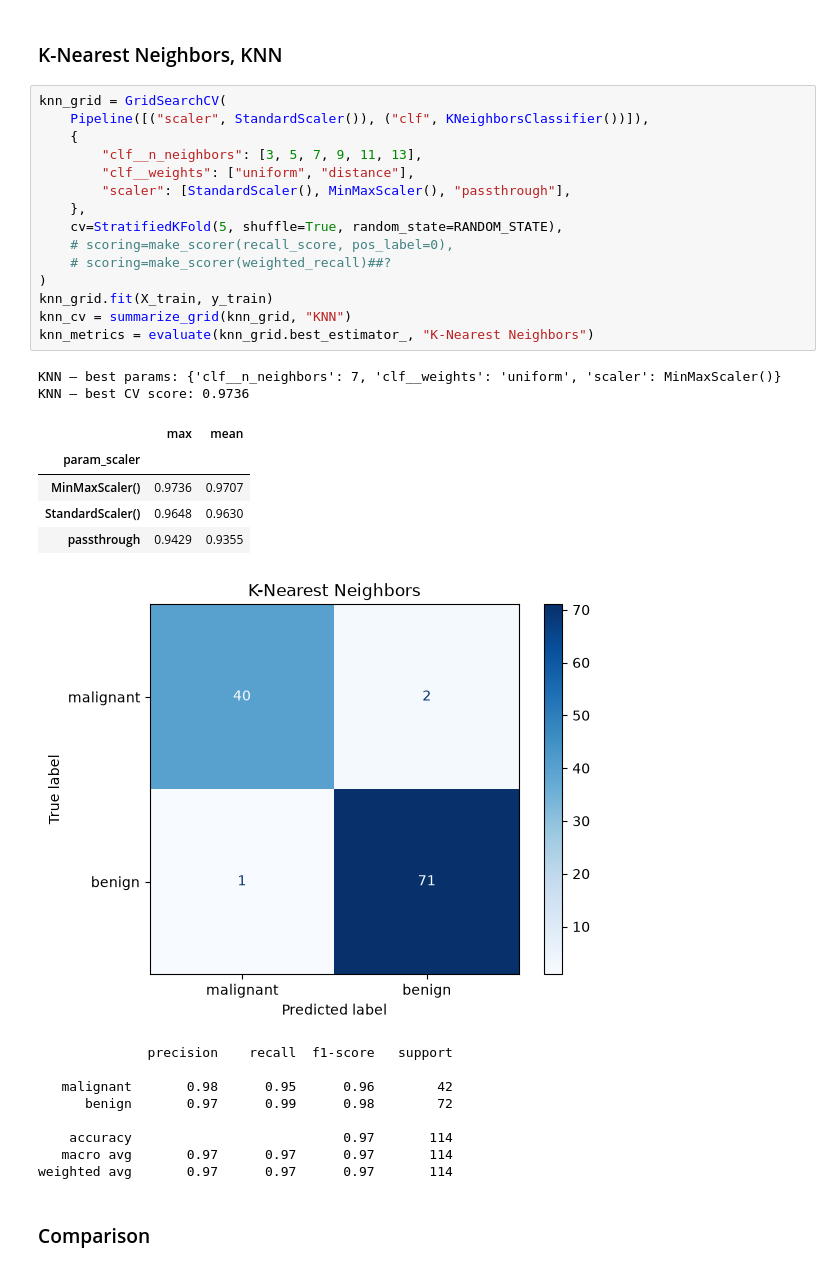
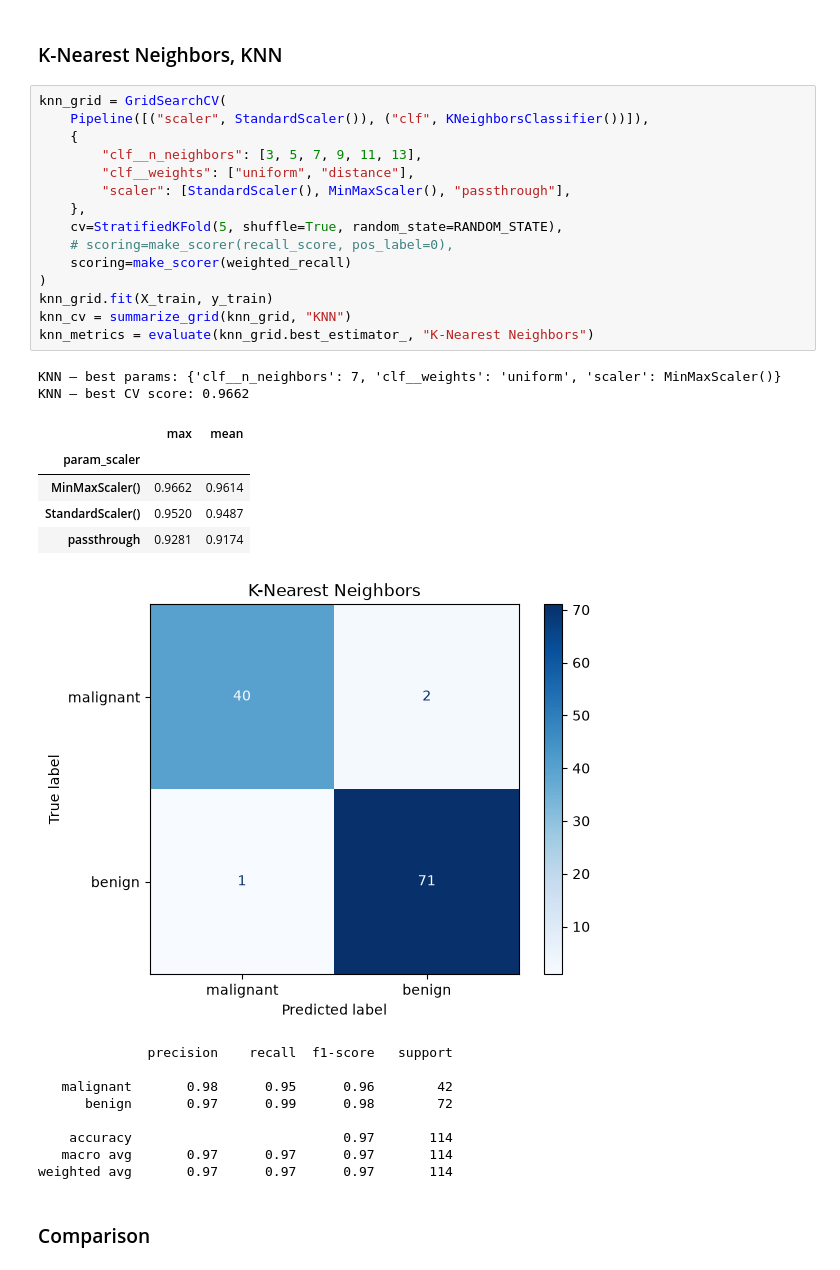
Before and after one commit to Jimmyjohn23/ML_Project1, a Jupyter notebook: main.ipynb, the cells around one changed output. Drawn from its saved outputs; the diff is of its cells as text.

```diff
--- a/main.ipynb
+++ b/main.ipynb
@@ -270,26 +270,26 @@ weighted avg       0.92      0.90      0.90       114
 # %%
 knn_grid = GridSearchCV(
     Pipeline([("scaler", StandardScaler()), ("clf", KNeighborsClassifier())]),
     {
         "clf__n_neighbors": [3, 5, 7, 9, 11, 13],
         "clf__weights": ["uniform", "distance"],
         "scaler": [StandardScaler(), MinMaxScaler(), "passthrough"],
     },
     cv=StratifiedKFold(5, shuffle=True, random_state=RANDOM_STATE),
     # scoring=make_scorer(recall_score, pos_label=0),
-    # scoring=make_scorer(weighted_recall)##?
+    scoring=make_scorer(weighted_recall)
 )
 knn_grid.fit(X_train, y_train)
 knn_cv = summarize_grid(knn_grid, "KNN")
 knn_metrics = evaluate(knn_grid.best_estimator_, "K-Nearest Neighbors")
 # %% [output]
 KNN — best params: {'clf__n_neighbors': 7, 'clf__weights': 'uniform', 'scaler': MinMaxScaler()}
-KNN — best CV score: 0.9736
+KNN — best CV score: 0.9662
 |  | max | mean |
 | param_scaler |  |  |
-| MinMaxScaler() | 0.9736 | 0.9707 |
-| StandardScaler() | 0.9648 | 0.9630 |
-| passthrough | 0.9429 | 0.9355 |
+| MinMaxScaler() | 0.9662 | 0.9614 |
+| StandardScaler() | 0.9520 | 0.9487 |
+| passthrough | 0.9281 | 0.9174 |
 [figure]
               precision    recall  f1-score   support
 
```
Also changed, not shown: 3 other files.
